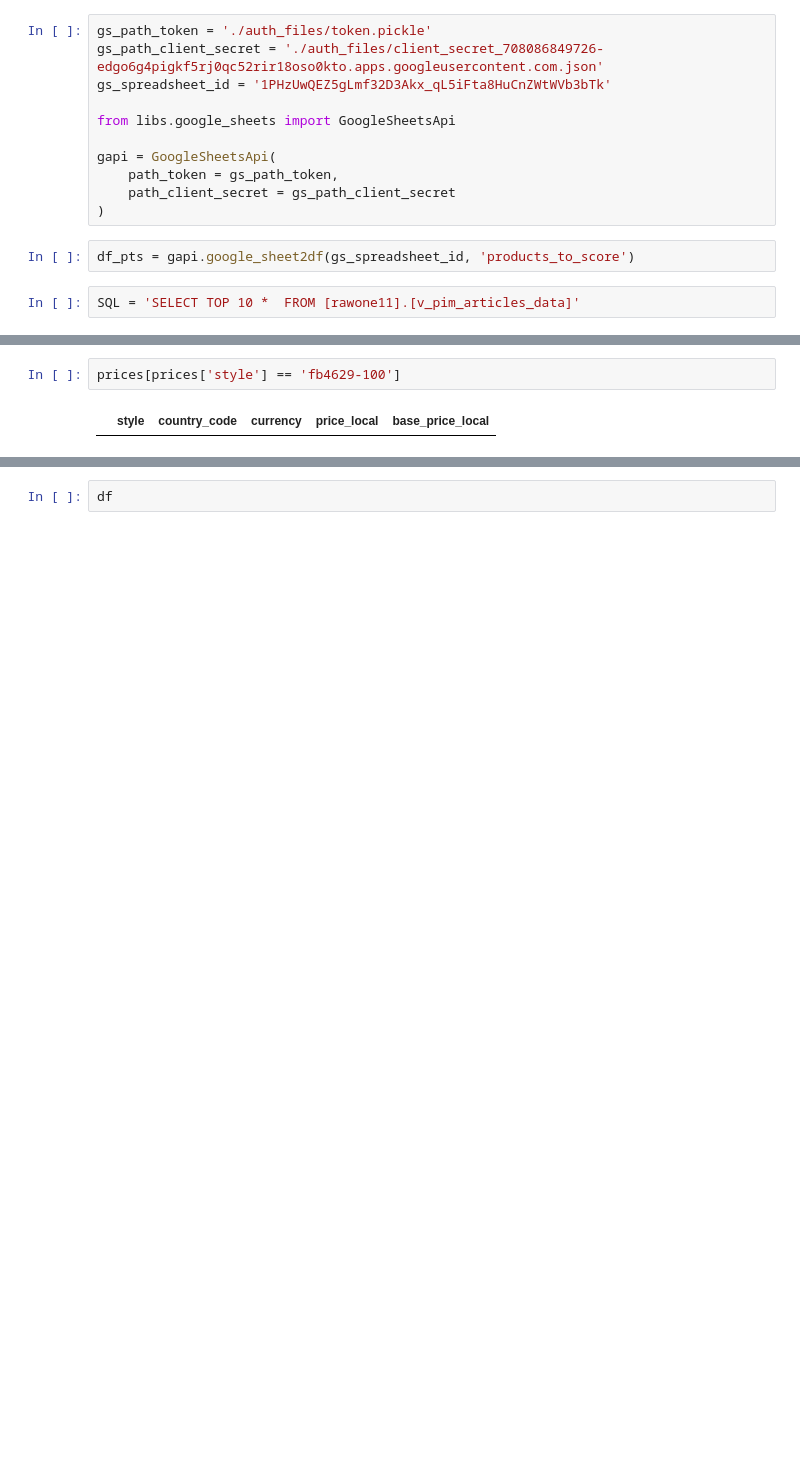
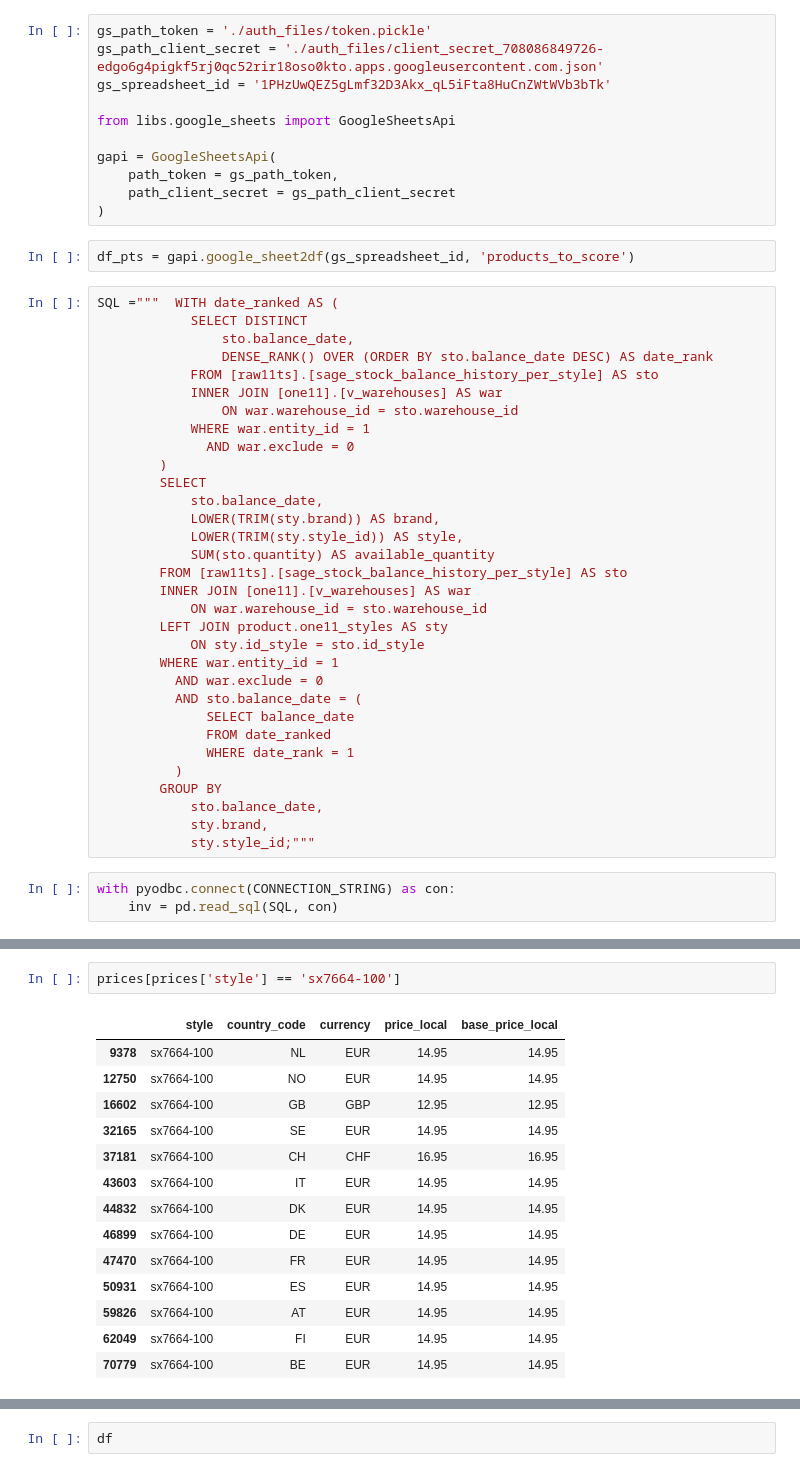
Before and after one commit to jurajkapasny/autopricing-kickz, a Jupyter notebook: kickz-dev.ipynb, the cells around one changed output, grey strips where cells are left out. Cells and saved outputs as stored; diff of their text form; blank space fills up the shorter version.

Commit message:
update to update_new_products

```diff
--- a/kickz-dev.ipynb
+++ b/kickz-dev.ipynb
@@ -26,4 +26,37 @@ gapi = GoogleSheetsApi(
 # %%
 df_pts = gapi.google_sheet2df(gs_spreadsheet_id, 'products_to_score')
 # %%
-SQL = 'SELECT TOP 10 *  FROM [rawone11].[v_pim_articles_data]'
+SQL ="""  WITH date_ranked AS (
+            SELECT DISTINCT
+                sto.balance_date,
+                DENSE_RANK() OVER (ORDER BY sto.balance_date DESC) AS date_rank
+            FROM [raw11ts].[sage_stock_balance_history_per_style] AS sto
+            INNER JOIN [one11].[v_warehouses] AS war
+                ON war.warehouse_id = sto.warehouse_id
+            WHERE war.entity_id = 1
+              AND war.exclude = 0
+        )
+        SELECT
+            sto.balance_date,
+            LOWER(TRIM(sty.brand)) AS brand,
+            LOWER(TRIM(sty.style_id)) AS style,
+            SUM(sto.quantity) AS available_quantity
+        FROM [raw11ts].[sage_stock_balance_history_per_style] AS sto
+        INNER JOIN [one11].[v_warehouses] AS war
+            ON war.warehouse_id = sto.warehouse_id
+        LEFT JOIN product.one11_styles AS sty
+            ON sty.id_style = sto.id_style
+        WHERE war.entity_id = 1
+          AND war.exclude = 0
+          AND sto.balance_date = (
+              SELECT balance_date
+              FROM date_ranked
+              WHERE date_rank = 1
+          )
+        GROUP BY
+            sto.balance_date,
+            sty.brand,
+            sty.style_id;"""
+# %%
+with pyodbc.connect(CONNECTION_STRING) as con:
+    inv = pd.read_sql(SQL, con)
@@ -66,4 +114,17 @@ prices[prices['style'] == 'fq8138-600']
 # %%
-prices[prices['style'] == 'fb4629-100']
+prices[prices['style'] == 'sx7664-100']
 # %% [output]
 |  | style | country_code | currency | price_local | base_price_local |
+| 9378 | sx7664-100 | NL | EUR | 14.95 | 14.95 |
+| 12750 | sx7664-100 | NO | EUR | 14.95 | 14.95 |
+| 16602 | sx7664-100 | GB | GBP | 12.95 | 12.95 |
+| 32165 | sx7664-100 | SE | EUR | 14.95 | 14.95 |
+| 37181 | sx7664-100 | CH | CHF | 16.95 | 16.95 |
+| 43603 | sx7664-100 | IT | EUR | 14.95 | 14.95 |
+| 44832 | sx7664-100 | DK | EUR | 14.95 | 14.95 |
+| 46899 | sx7664-100 | DE | EUR | 14.95 | 14.95 |
+| 47470 | sx7664-100 | FR | EUR | 14.95 | 14.95 |
+| 50931 | sx7664-100 | ES | EUR | 14.95 | 14.95 |
+| 59826 | sx7664-100 | AT | EUR | 14.95 | 14.95 |
+| 62049 | sx7664-100 | FI | EUR | 14.95 | 14.95 |
+| 70779 | sx7664-100 | BE | EUR | 14.95 | 14.95 |
```
Also changed, not shown: parts of 54 cells of this notebook, 1 other file.
